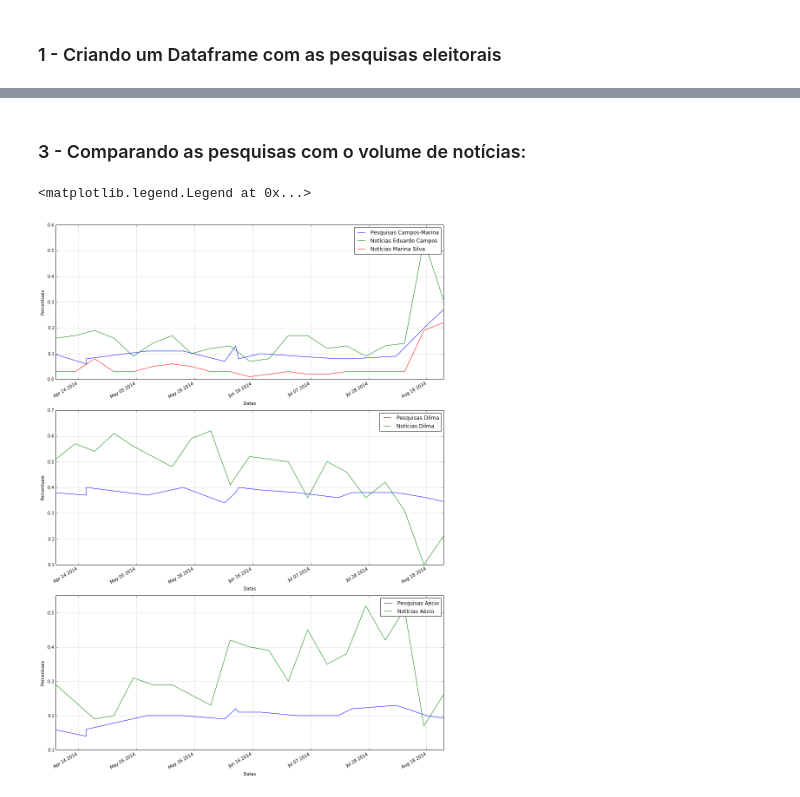
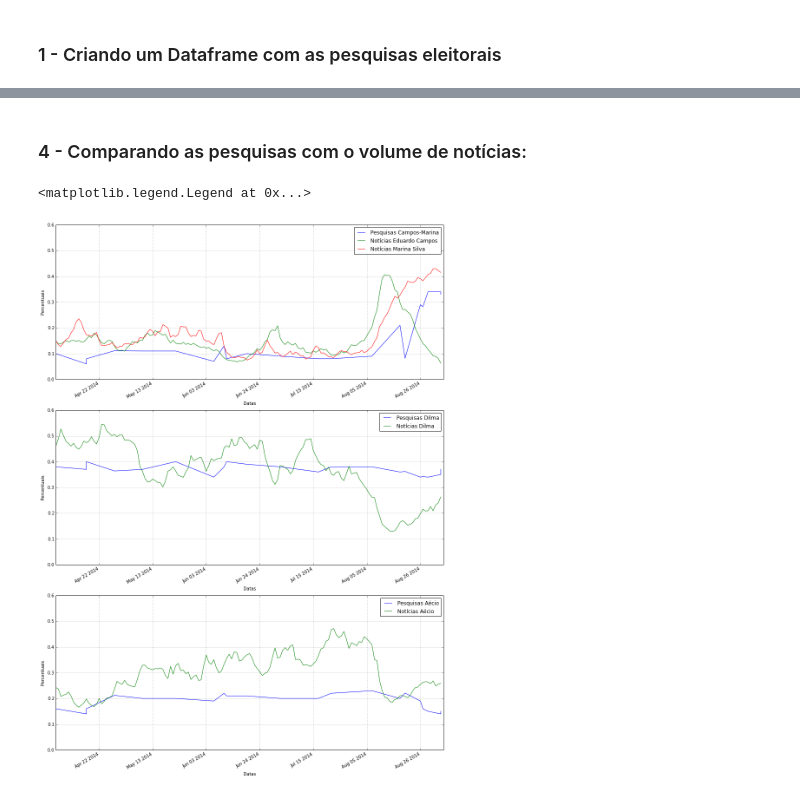
Before and after one commit to fccoelho/analisaMC, a Jupyter notebook: pesquisas_eleitorais.ipynb, the cells around one changed output, grey strips where cells are left out. Saved outputs shown, nothing was run; the diff lists cells and outputs as text; code cells hidden in the pictures.

```diff
--- a/pesquisas_eleitorais.ipynb
+++ b/pesquisas_eleitorais.ipynb
@@ -181,8 +272,10 @@ def consulta_sphinx(consulta, data_ini, data_fim):
     return ts
 # %%
-consultas = ['Marina Silva', 'Eduardo Campos', 'Dilma', 'Aecio']
+consultas = ['Marina', 'Eduardo Campos', 'Dilma', 'Aecio']
 data_ini = datetime.datetime(2014,4,5,0,0,0)
-data_fim = datetime.datetime(2014,8,26,23,59,59)
-ts_time_span = pd.date_range(start=data_ini, end=data_fim, freq='W')
+ontem = dt.date.fromordinal(dt.date.today().toordinal()-1) # hoje - 1 dia
+data_fim = dt.datetime.combine(ontem, dt.datetime.min.time())
+
+ts_time_span = pd.date_range(start=data_ini, end=data_fim, freq='D')
 df_media = pd.DataFrame(index=ts_time_span)
 df_media.index.name = 'Datas'
@@ -257,0 +345,15 @@ df_media2.plot(ax=axes);
+# %%
+df_media3 = df_media2.copy()
+
+ewma = pd.stats.moments.ewma
+fig, axes = plt.subplots(nrows=1, ncols=1, figsize=(16,8))
+for candidato in consultas:
+    # take EWMA in both directions with a smaller span term
+    fwd = ewma(df_media2[candidato], span=7 ) # take EWMA in fwd direction
+    bwd = ewma(df_media2[candidato][::-1], span=7 ) # take EWMA in bwd direction
+    new_vector = np.vstack((fwd, bwd[::-1])) # lump fwd and bwd together
+    new_vector = np.mean(new_vector, axis=0) # average
+    df_media3[candidato] = new_vector
+    #plot(ewma(df_pesquisas[candidato], span=6 ), label='EWMA, span=6' ) # regular EWMA, with bias against trend
+    plot(new_vector, label=candidato) # "corrected" (reverse-recombined) EWMA
+plt.legend(bbox_to_anchor=(0.45, 0.9),bbox_transform=plt.gcf().transFigure)
@@ -258,22 +363,25 @@ df_media2.plot(ax=axes);
 # %% [markdown]
-### 3 - Comparando as pesquisas com o volume de notícias:
+### 4 - Comparando as pesquisas com o volume de notícias:
 # %%
-fig, ax = plt.subplots(nrows=3, ncols=1, figsize=(16,24));
-ax[0].set_ylabel('Percentuais');
+fig, ax = plt.subplots(nrows=3, ncols=1, figsize=(16,24))
 df_pesquisas['Campos-Marina'].plot(ax=ax[0], label=u'Pesquisas Campos-Marina')
-df_media2['Eduardo Campos'].plot(ax=ax[0], label=u'Notícias Eduardo Campos')
-df_media2['Marina Silva'].plot(ax=ax[0], label=u'Notícias Marina Silva')
-ax[0].legend();
+df_media3['Eduardo Campos'].plot(ax=ax[0], label=u'Notícias Eduardo Campos')
+df_media3['Marina'].plot(ax=ax[0], label=u'Notícias Marina Silva')
+ax[0].set_ylim(0,0.6)
+ax[0].set_ylabel('Percentuais')
+ax[0].legend()
 
+df_pesquisas['Dilma'].plot(ax=ax[1], label=u'Pesquisas Dilma')
+df_media3['Dilma'].plot(ax=ax[1], label=u'Notícias Dilma')
+ax[1].set_ylim(0,0.6)
 ax[1].set_ylabel('Percentuais')
-df_pesquisas['Dilma'].plot(ax=ax[1], label=u'Pesquisas Dilma')
-df_media2['Dilma'].plot(ax=ax[1], label=u'Notícias Dilma')
 ax[1].legend()
 
+df_pesquisas[u'Aécio'].plot(ax=ax[2], label=u'Pesquisas Aécio')
+df_media3[u'Aecio'].plot(ax=ax[2], label=u'Notícias Aécio')
+ax[2].set_ylim(0,0.6)
 ax[2].set_ylabel('Percentuais')
-df_pesquisas[u'Aécio'].plot(ax=ax[2], label=u'Pesquisas Aécio')
-df_media2[u'Aecio'].plot(ax=ax[2], label=u'Notícias Aécio')
 ax[2].legend()
 # %% [output]
 <matplotlib.legend.Legend at 0x...>
-[figure, old version]
+[figure, new version]
```
Also changed, not shown: parts of 22 cells of this notebook.
